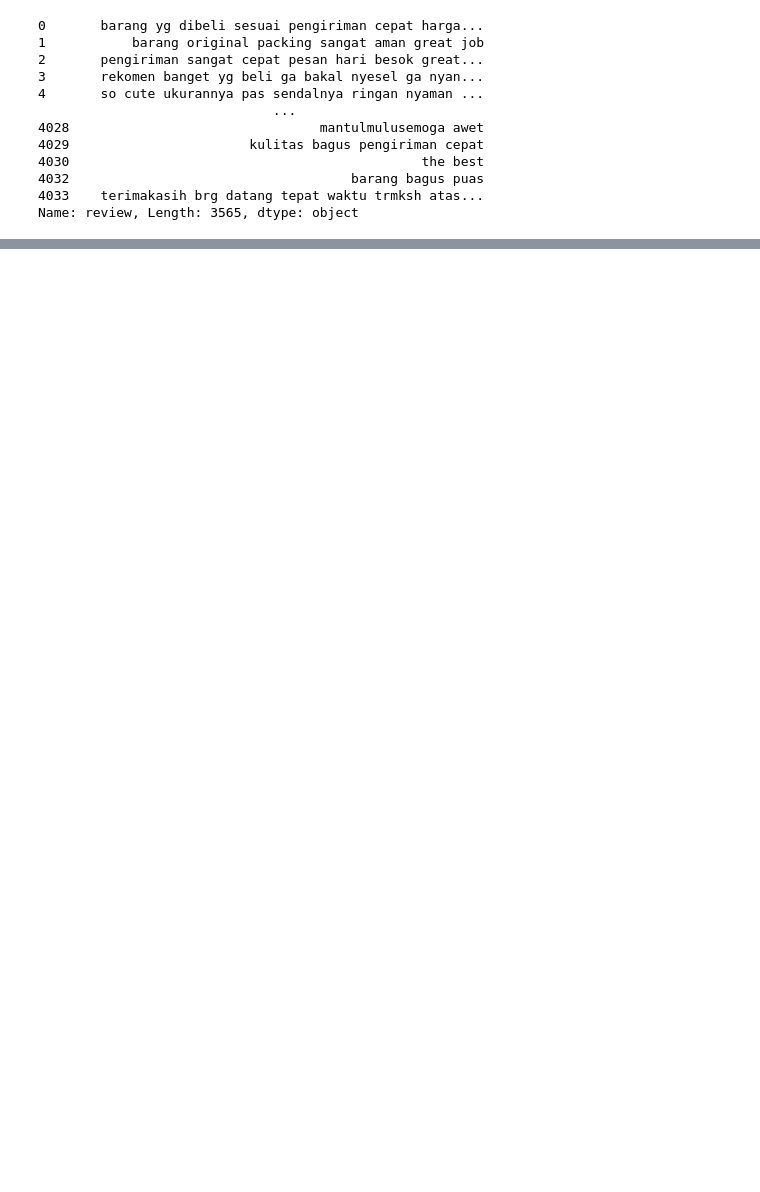
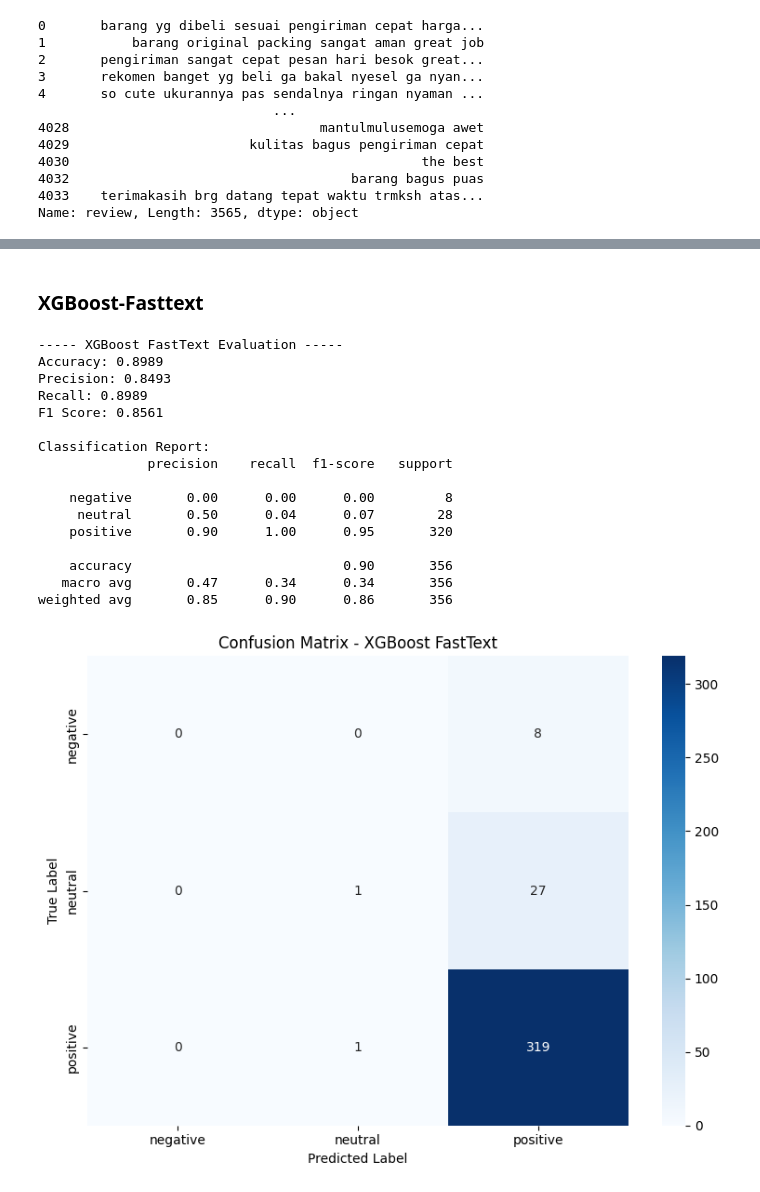
Before and after one commit to zeerafle/product-sentiment, a Jupyter notebook: notebook.ipynb, the cells around one changed output, grey strips where cells are left out. Saved outputs shown, nothing was run; the diff lists cells and outputs as text; code cells hidden in the pictures; blank space fills up the shorter version.

```diff
--- a/notebook.ipynb
+++ b/notebook.ipynb
@@ -410,0 +523,19 @@ ft.get_word_vector('yg')
+# %%
+import numpy as np
+
+
+def get_document_vector(text, vector_size=300):
+    sentence_words = text.split()
+    vectors = [word_vectors[word] for word in sentence_words if word in word_vectors]
+
+    if not vectors:
+        return np.zeros(vector_size)  # Return zeros if no words are found
+
+    # Return the average vector
+    return np.mean(vectors, axis=0)
+# %%
+# Create feature vectors
+X_train_ft = np.array([get_document_vector(review) for review in X_train])
+X_val_ft = np.array([get_document_vector(review) for review in X_val])
+X_test_ft = np.array([get_document_vector(review) for review in X_test])
+X_train_ft.shape, X_val_ft.shape, X_test_ft.shape
@@ -410,0 +609,22 @@ ft.get_word_vector('yg')
+# %%
+from xgboost import XGBClassifier, callback
+
+def create_xgboost(**kwargs):
+    return XGBClassifier(
+        n_estimators=100,
+        max_depth=6,
+        learning_rate=0.1,
+        objective='multi:softmax',
+        num_class=len(le.classes_),
+        random_state=42,
+        early_stopping_rounds=10,
+        eval_metric='mlogloss',
+        **kwargs
+    )
+
+xgb_ft = create_xgboost()
+xgb_tfidf_ft = create_xgboost()
+# %%
+xgb_ft.fit(X_train_ft, y_train,
+           eval_set=[(X_val_ft, y_val)],
+           verbose=True)
@@ -410,0 +893,22 @@ ft.get_word_vector('yg')
+# %% [markdown]
+### XGBoost-Fasttext
+# %%
+evaluate_model('XGBoost FastText', xgb_ft, X_test_ft, y_test)
+# %% [output]
+----- XGBoost FastText Evaluation -----
+Accuracy: 0.8989
+Precision: 0.8493
+Recall: 0.8989
+F1 Score: 0.8561
+
+Classification Report:
+              precision    recall  f1-score   support
+
+    negative       0.00      0.00      0.00         8
+     neutral       0.50      0.04      0.07        28
+    positive       0.90      1.00      0.95       320
+
+    accuracy                           0.90       356
+   macro avg       0.47      0.34      0.34       356
+weighted avg       0.85      0.90      0.86       356
+[figure, added]
```
Also changed, not shown: parts of 78 cells of this notebook, 3 other files.
